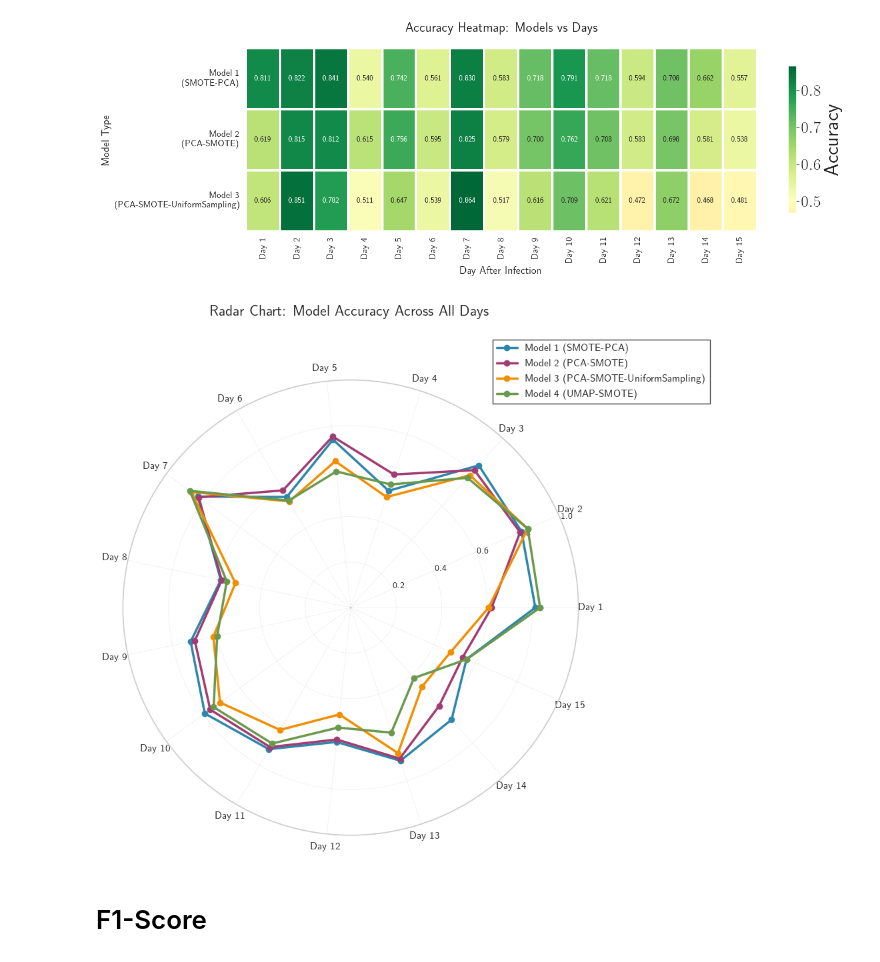
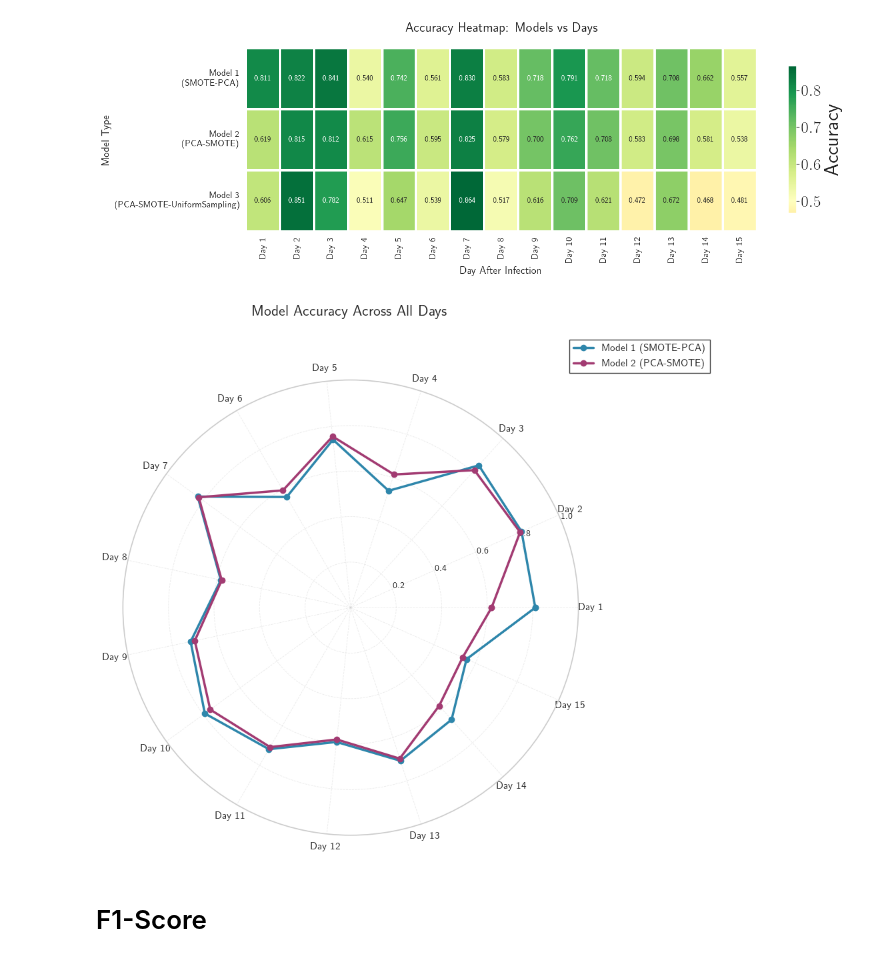
Before and after one commit to RicardoLoperaV/DiPreSi, a Jupyter notebook: Modelos/Comparison.ipynb, the cells around one changed output. Saved outputs shown, nothing was run; the diff lists cells and outputs as text; code cells hidden in the pictures.

```diff
--- a/Modelos/Comparison.ipynb
+++ b/Modelos/Comparison.ipynb
@@ -220,37 +220,37 @@ categories = [f'Day {i}' for i in days]
 num_vars = len(categories)
 
 # Compute angle for each axis
 angles = [n / float(num_vars) * 2 * pi for n in range(num_vars)]
 angles += angles[:1]  # Complete the circle
 
 # Plot data for each model
 models_data = [
     (combined_accuracies['Model1_Accuracy'].values, 'Model 1 (SMOTE-PCA)', '#2E86AB'),
     (combined_accuracies['Model2_Accuracy'].values, 'Model 2 (PCA-SMOTE)', '#A23B72'),
-    (combined_accuracies['Model3_Accuracy'].values, 'Model 3 (PCA-SMOTE-UniformSampling)', '#F18F01'),
-    (combined_accuracies['Model4_Accuracy'].values, 'Model 4 (UMAP-SMOTE)', '#6A994E'),
+#    (combined_accuracies['Model3_Accuracy'].values, 'Model 3 (PCA-SMOTE-UniformSampling)', '#F18F01'),
+#    (combined_accuracies['Model4_Accuracy'].values, 'Model 4 (UMAP-SMOTE)', '#6A994E'),
 ]
 
 for data, label, color in models_data:
     values = data.tolist()
     values += values[:1]  # Complete the circle
     ax.plot(angles, values, 'o-', linewidth=2.5, label=label, color=color, markersize=6)
 
 # Customize the plot
 ax.set_xticks(angles[:-1])
 ax.set_xticklabels(categories, fontsize=11, fontweight='bold')
 ax.set_ylim(0, 1)
 ax.set_yticks([0.2, 0.4, 0.6, 0.8, 1.0])
 ax.set_yticklabels(['0.2', '0.4', '0.6', '0.8', '1.0'], fontsize=10)
 ax.grid(True, linestyle='--', alpha=0.4)
 
-plt.title('Radar Chart: Model Accuracy Across All Days',
+plt.title('Model Accuracy Across All Days',
           fontsize=16, fontweight='bold', pad=30, y=1.08)
 plt.legend(loc='upper right', bbox_to_anchor=(1.3, 1.1), fontsize=11, framealpha=0.95)
 plt.tight_layout()
 plt.show()
 # %% [output]
-[figure, old version]
+[figure, new version]
 # %% [markdown]
 # F1-Score
 # %%
```
Also changed, not shown: parts of 2 cells of this notebook, 14 other files.
